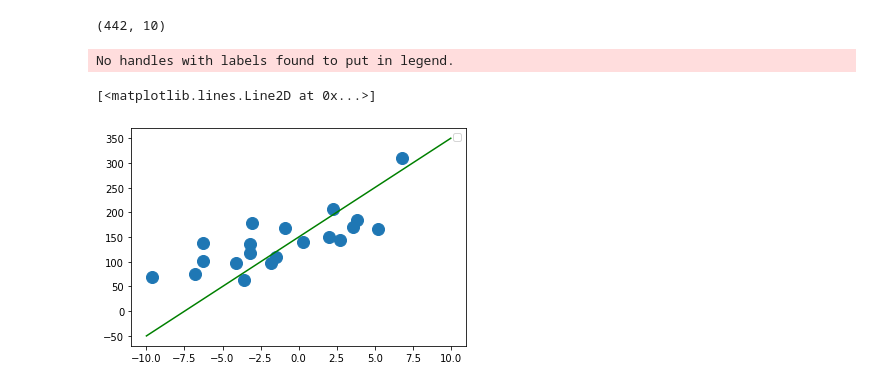
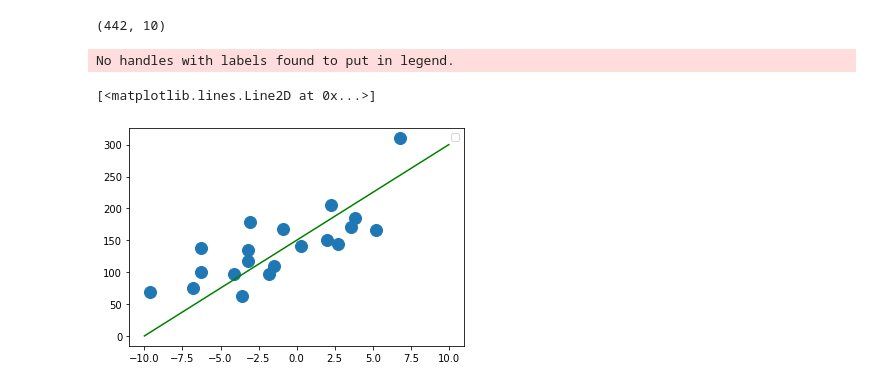
Before and after one commit to changsin/ML, a Jupyter notebook: MIU/04.linear_regression.ipynb, the cells around one changed output. Cells and saved outputs as stored; diff of their text form; code cells hidden in the pictures.

```diff
--- a/MIU/04.linear_regression.ipynb
+++ b/MIU/04.linear_regression.ipynb
@@ -41,22 +158,22 @@ X.shape
 # %%
 import matplotlib.pyplot as plt
 
 def plot_data(X, y, limit=20):
   fig, ax = plt.subplots()
   ax.plot(X[:limit, 8]*100, y[:limit], marker='o', linestyle='', ms=12)
   # ax.plot(negatives[:, 0], negatives[:, 1], marker='o', linestyle='', ms=12, label='-')
 
   plt.legend()
 
   return ax
 
 ax = plot_data(X, y)
 
 x_line = np.linspace(-10, 10, 100)
-y_line = 20*x_line + 150
+y_line = 15*x_line + 150
 
 ax.plot(x_line, y_line, 'g', label='y=wx+b')
 # %% [output]
 No handles with labels found to put in legend.
 [<matplotlib.lines.Line2D at 0x...>]
-[figure, old version]
+[figure, new version]
```
Also changed, not shown: parts of 11 cells of this notebook.
